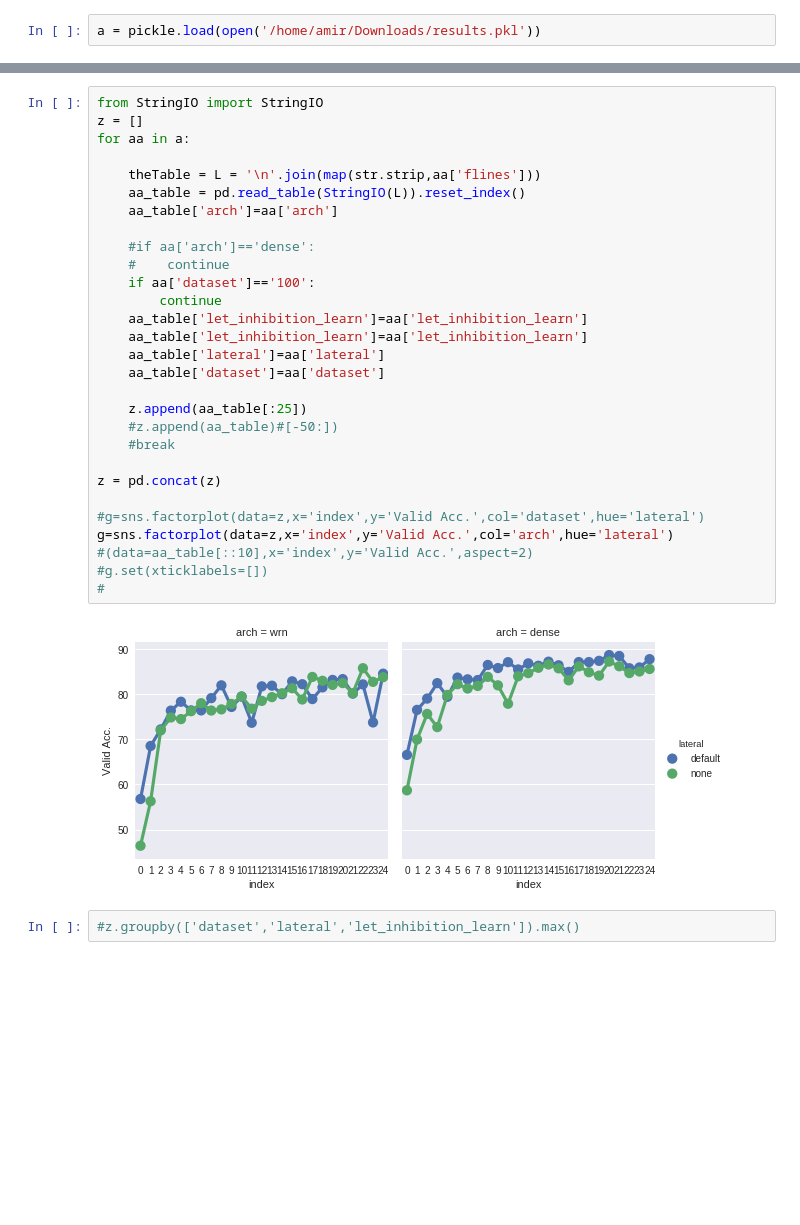
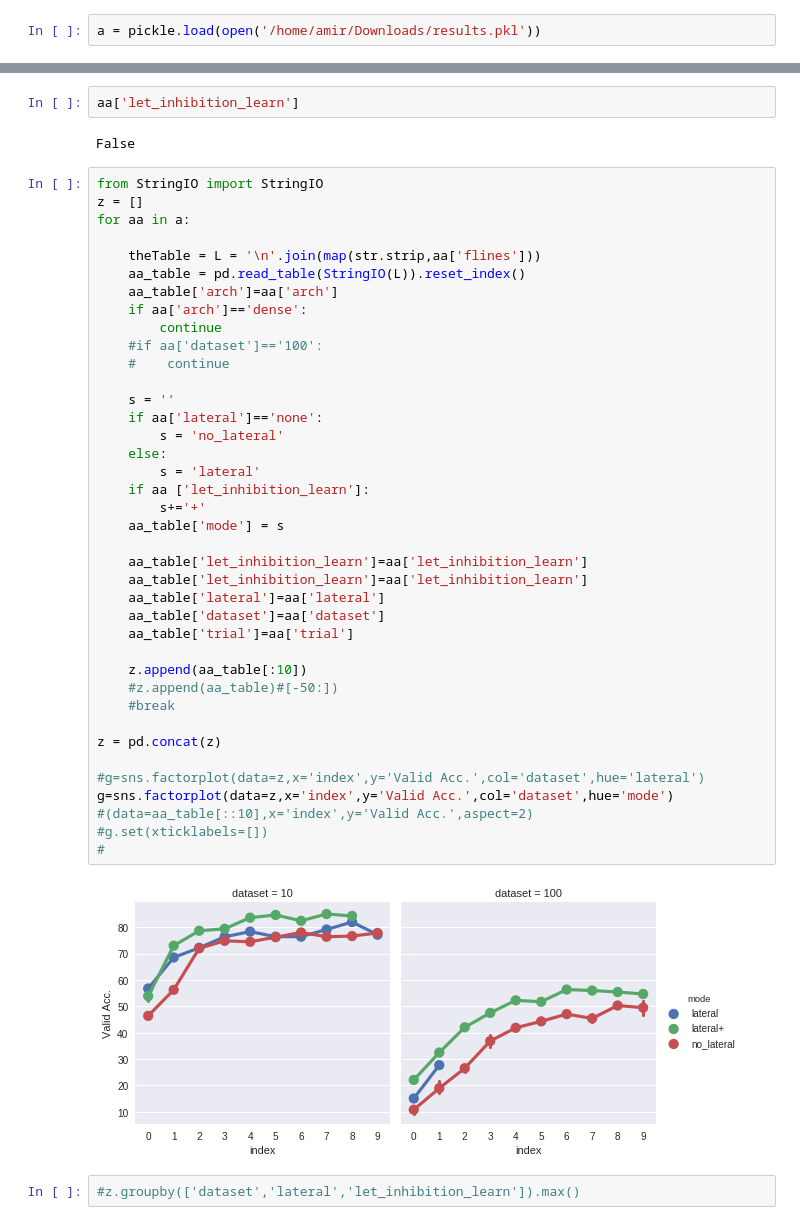
Before and after one commit to rosenfeldamir/pytorch-classification, a Jupyter notebook: Lateral Inhibition.ipynb, the cells around one changed output, grey strips where cells are left out. Cells and saved outputs as stored; diff of their text form; blank space fills up the shorter version.

```diff
--- a/Lateral Inhibition.ipynb
+++ b/Lateral Inhibition.ipynb
@@ -149,34 +194,48 @@ a[0].keys()
+# %%
+aa['let_inhibition_learn']
+# %% [output]
+False
 # %%
 from StringIO import StringIO
 z = []
 for aa in a:
 
     theTable = L = '\n'.join(map(str.strip,aa['flines']))
     aa_table = pd.read_table(StringIO(L)).reset_index()
     aa_table['arch']=aa['arch']
+    if aa['arch']=='dense':
+        continue
+    #if aa['dataset']=='100':
+    #    continue
 
-    #if aa['arch']=='dense':
-    #    continue
-    if aa['dataset']=='100':
-        continue
+    s = ''
+    if aa['lateral']=='none':
+        s = 'no_lateral'
+    else:
+        s = 'lateral'
+    if aa ['let_inhibition_learn']:
+        s+='+'
+    aa_table['mode'] = s
+
     aa_table['let_inhibition_learn']=aa['let_inhibition_learn']
     aa_table['let_inhibition_learn']=aa['let_inhibition_learn']
     aa_table['lateral']=aa['lateral']
     aa_table['dataset']=aa['dataset']
+    aa_table['trial']=aa['trial']
 
-    z.append(aa_table[:25])
+    z.append(aa_table[:10])
     #z.append(aa_table)#[-50:])
     #break
 
 z = pd.concat(z)
 
 #g=sns.factorplot(data=z,x='index',y='Valid Acc.',col='dataset',hue='lateral')
-g=sns.factorplot(data=z,x='index',y='Valid Acc.',col='arch',hue='lateral')
+g=sns.factorplot(data=z,x='index',y='Valid Acc.',col='dataset',hue='mode')
 #(data=aa_table[::10],x='index',y='Valid Acc.',aspect=2)
 #g.set(xticklabels=[])
 #
 # %% [output]
-[figure, old version]
+[figure, new version]
 # %%
 #z.groupby(['dataset','lateral','let_inhibition_learn']).max()
 # %% [output]
```
Also changed, not shown: parts of 7 cells of this notebook, 1 other file.
